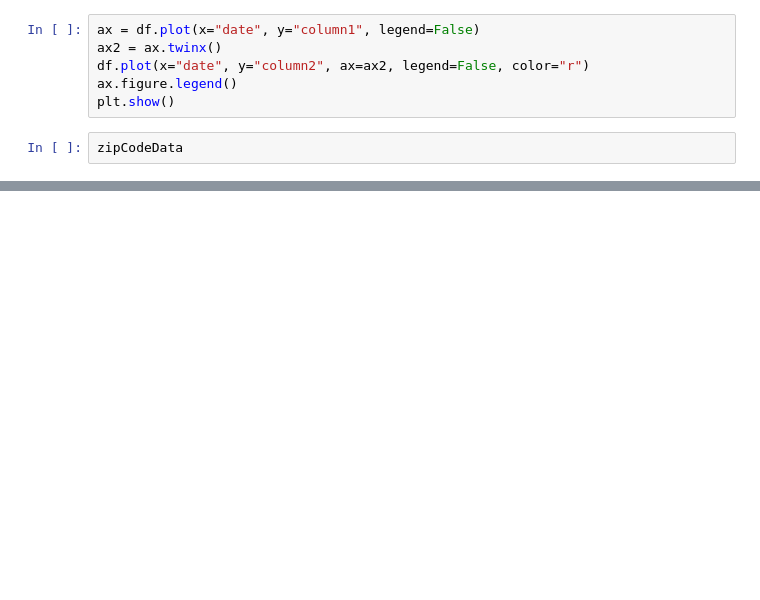
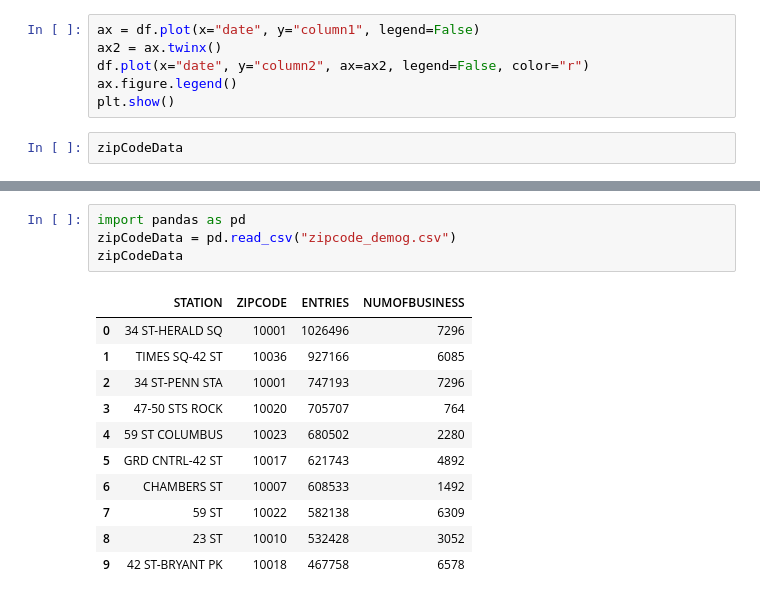
Before and after one commit to dynogravelso/benson_group_2, a Jupyter notebook: ZipcodeDemog.ipynb, the cells around one changed output, grey strips where cells are left out. Drawn from its saved outputs; the diff is of its cells as text; blank space fills up the shorter version.

```diff
--- a/ZipcodeDemog.ipynb
+++ b/ZipcodeDemog.ipynb
@@ -116,0 +117,16 @@ figure.savefig('income_station.jpeg', dpi= 3000, bbox_inches='tight')
+# %%
+import pandas as pd
+zipCodeData = pd.read_csv("zipcode_demog.csv")
+zipCodeData
+# %% [output]
+|  | STATION | ZIPCODE | ENTRIES | NUMOFBUSINESS |
+| 0 | 34 ST-HERALD SQ | 10001 | 1026496 | 7296 |
+| 1 | TIMES SQ-42 ST | 10036 | 927166 | 6085 |
+| 2 | 34 ST-PENN STA | 10001 | 747193 | 7296 |
+| 3 | 47-50 STS ROCK | 10020 | 705707 | 764 |
+| 4 | 59 ST COLUMBUS | 10023 | 680502 | 2280 |
+| 5 | GRD CNTRL-42 ST | 10017 | 621743 | 4892 |
+| 6 | CHAMBERS ST | 10007 | 608533 | 1492 |
+| 7 | 59 ST | 10022 | 582138 | 6309 |
+| 8 | 23 ST | 10010 | 532428 | 3052 |
+| 9 | 42 ST-BRYANT PK | 10018 | 467758 | 6578 |
```
Also changed, not shown: parts of 6 cells of this notebook.
